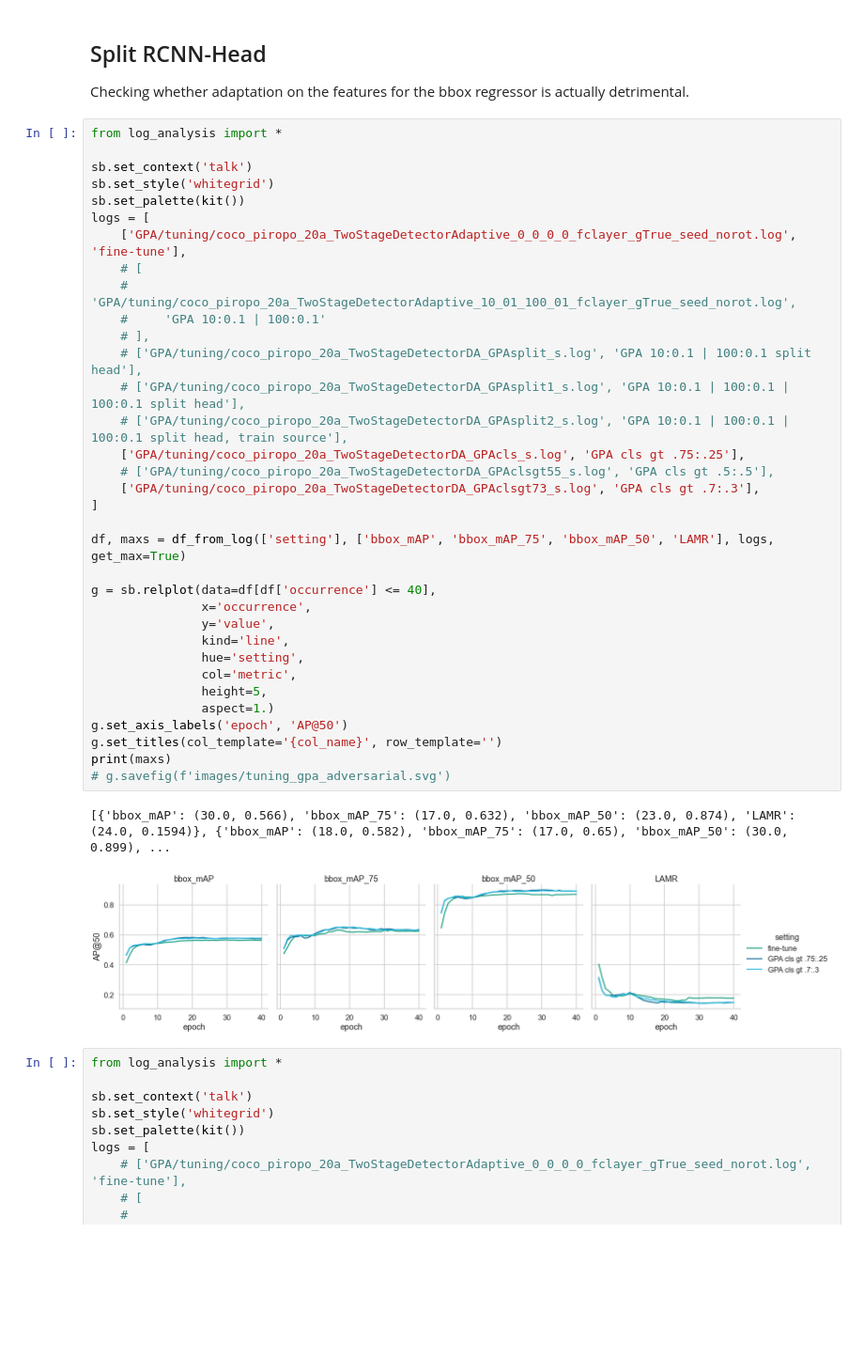
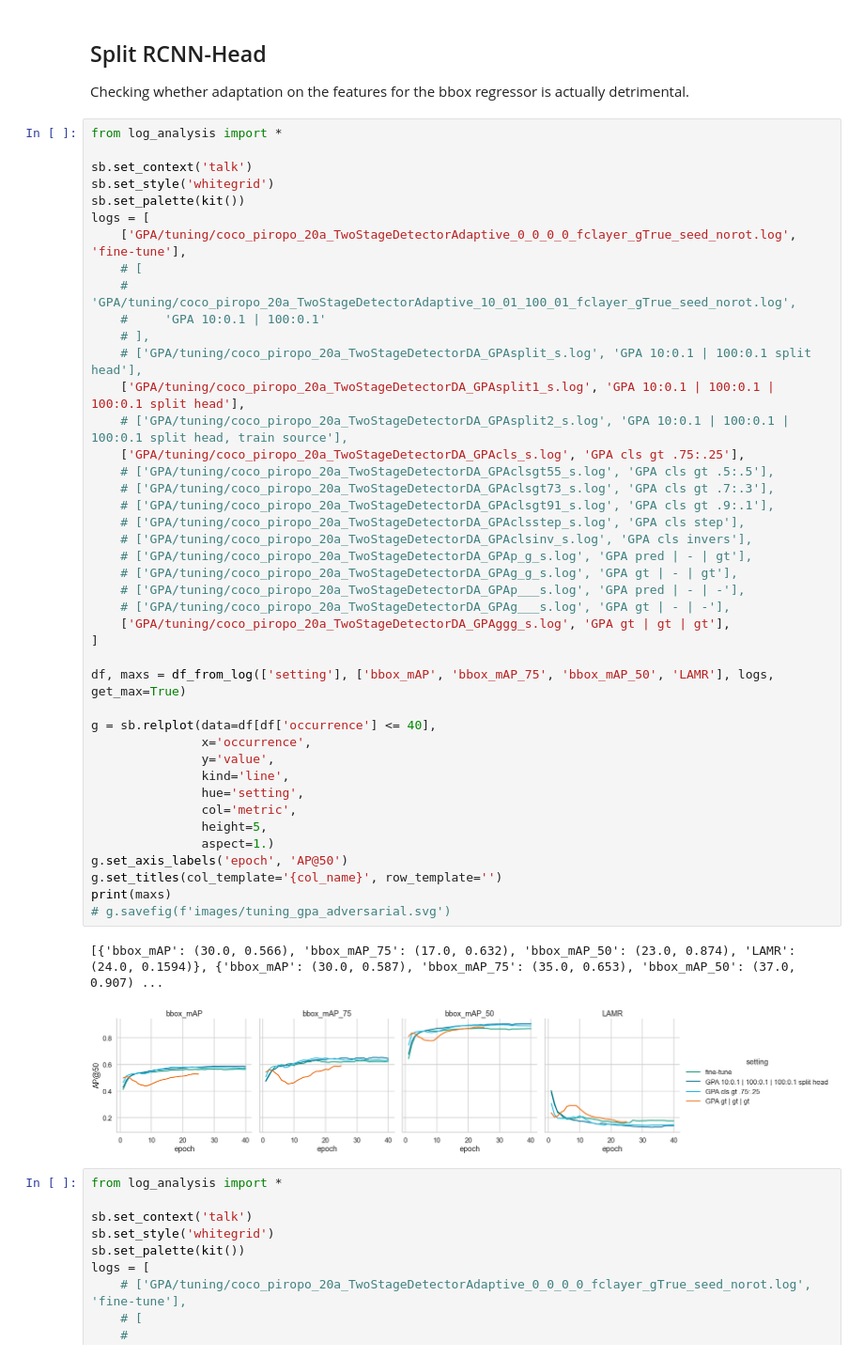
Before and after one commit to ThaddaeusWiedemer/FisheyeSPA, a Jupyter notebook: results/gpa.ipynb, the cells around one changed output. Shown at 94% size. Saved outputs shown, nothing was run; the diff lists cells and outputs as text; blank space fills up the shorter version.

Commit message:
trying different combinations for GPA heads

```diff
--- a/results/gpa.ipynb
+++ b/results/gpa.ipynb
@@ -679,37 +679,45 @@ from log_analysis import *
 sb.set_context('talk')
 sb.set_style('whitegrid')
 sb.set_palette(kit())
 logs = [
     ['GPA/tuning/coco_piropo_20a_TwoStageDetectorAdaptive_0_0_0_0_fclayer_gTrue_seed_norot.log', 'fine-tune'],
     # [
     #     'GPA/tuning/coco_piropo_20a_TwoStageDetectorAdaptive_10_01_100_01_fclayer_gTrue_seed_norot.log',
     #     'GPA 10:0.1 | 100:0.1'
     # ],
     # ['GPA/tuning/coco_piropo_20a_TwoStageDetectorDA_GPAsplit_s.log', 'GPA 10:0.1 | 100:0.1 split head'],
-    # ['GPA/tuning/coco_piropo_20a_TwoStageDetectorDA_GPAsplit1_s.log', 'GPA 10:0.1 | 100:0.1 | 100:0.1 split head'],
+    ['GPA/tuning/coco_piropo_20a_TwoStageDetectorDA_GPAsplit1_s.log', 'GPA 10:0.1 | 100:0.1 | 100:0.1 split head'],
     # ['GPA/tuning/coco_piropo_20a_TwoStageDetectorDA_GPAsplit2_s.log', 'GPA 10:0.1 | 100:0.1 | 100:0.1 split head, train source'],
     ['GPA/tuning/coco_piropo_20a_TwoStageDetectorDA_GPAcls_s.log', 'GPA cls gt .75:.25'],
     # ['GPA/tuning/coco_piropo_20a_TwoStageDetectorDA_GPAclsgt55_s.log', 'GPA cls gt .5:.5'],
-    ['GPA/tuning/coco_piropo_20a_TwoStageDetectorDA_GPAclsgt73_s.log', 'GPA cls gt .7:.3'],
+    # ['GPA/tuning/coco_piropo_20a_TwoStageDetectorDA_GPAclsgt73_s.log', 'GPA cls gt .7:.3'],
+    # ['GPA/tuning/coco_piropo_20a_TwoStageDetectorDA_GPAclsgt91_s.log', 'GPA cls gt .9:.1'],
+    # ['GPA/tuning/coco_piropo_20a_TwoStageDetectorDA_GPAclsstep_s.log', 'GPA cls step'],
+    # ['GPA/tuning/coco_piropo_20a_TwoStageDetectorDA_GPAclsinv_s.log', 'GPA cls invers'],
+    # ['GPA/tuning/coco_piropo_20a_TwoStageDetectorDA_GPAp_g_s.log', 'GPA pred | - | gt'],
+    # ['GPA/tuning/coco_piropo_20a_TwoStageDetectorDA_GPAg_g_s.log', 'GPA gt | - | gt'],
+    # ['GPA/tuning/coco_piropo_20a_TwoStageDetectorDA_GPAp___s.log', 'GPA pred | - | -'],
+    # ['GPA/tuning/coco_piropo_20a_TwoStageDetectorDA_GPAg___s.log', 'GPA gt | - | -'],
+    ['GPA/tuning/coco_piropo_20a_TwoStageDetectorDA_GPAggg_s.log', 'GPA gt | gt | gt'],
 ]
 
 df, maxs = df_from_log(['setting'], ['bbox_mAP', 'bbox_mAP_75', 'bbox_mAP_50', 'LAMR'], logs, get_max=True)
 
 g = sb.relplot(data=df[df['occurrence'] <= 40],
                x='occurrence',
                y='value',
                kind='line',
                hue='setting',
                col='metric',
                height=5,
                aspect=1.)
 g.set_axis_labels('epoch', 'AP@50')
 g.set_titles(col_template='{col_name}', row_template='')
 print(maxs)
 # g.savefig(f'images/tuning_gpa_adversarial.svg')
 # %% [output]
-[{'bbox_mAP': (30.0, 0.566), 'bbox_mAP_75': (17.0, 0.632), 'bbox_mAP_50': (23.0, 0.874), 'LAMR': (24.0, 0.1594)}, {'bbox_mAP': (18.0, 0.582), 'bbox_mAP_75': (17.0, 0.65), 'bbox_mAP_50': (30.0, 0.899), ...
+[{'bbox_mAP': (30.0, 0.566), 'bbox_mAP_75': (17.0, 0.632), 'bbox_mAP_50': (23.0, 0.874), 'LAMR': (24.0, 0.1594)}, {'bbox_mAP': (30.0, 0.587), 'bbox_mAP_75': (35.0, 0.653), 'bbox_mAP_50': (37.0, 0.907) ...
-[figure, old version]
+[figure, new version]
 # %%
 from log_analysis import *
 
```
Also changed, not shown: 9 other files.
